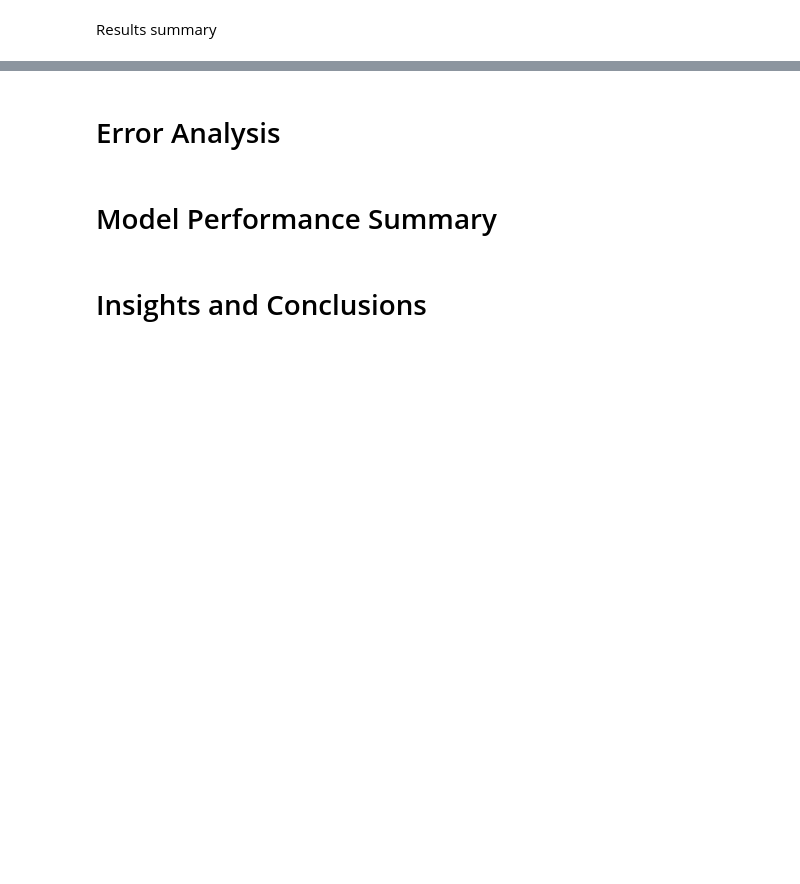
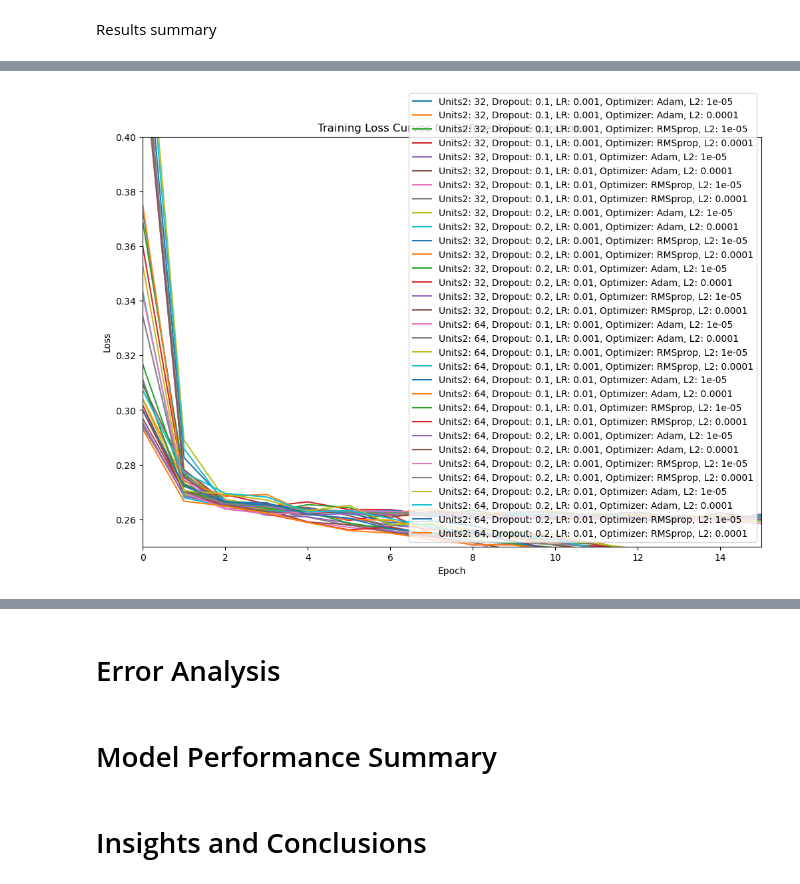
Before and after one commit to BeverlyKate/STINTSY-MP, a Jupyter notebook: STINTSYMP.ipynb, the cells around one changed output, grey strips where cells are left out. Drawn from its saved outputs; the diff is of its cells as text; code cells hidden in the pictures; blank space fills up the shorter version.

```diff
--- a/STINTSYMP.ipynb
+++ b/STINTSYMP.ipynb
@@ -789,0 +784,14 @@ Model Evaluation Summary:
+# %%
+
+# Optimized Hyperparameter options to test
+units2_options = [32, 64]
+dropout_options = [0.1, 0.2]
+learning_rate_options = [0.001, 0.01]
+optimizer_options = ['Adam', 'RMSprop']
+l2_lambda_options = [1e-5, 1e-4]
+
+# best model parameters from earlier experiementation
+units1 = 64
+batch_size = 32
+activation = 'relu'
+epochs = 100
@@ -789,0 +906,15 @@ Model Evaluation Summary:
+# %%
+plt.figure(figsize=(12, 8))
+for config, losses in loss_curves_optimized.items():
+    plt.plot(losses, label=config)
+
+plt.xlim(0, 15)
+plt.ylim(0.25, 0.40)
+
+plt.xlabel('Epoch')
+plt.ylabel('Loss')
+plt.title('Training Loss Curves for Different Configurations')
+plt.legend()
+plt.show()
+# %% [output]
+[figure, added]
```
Also changed, not shown: parts of 15 cells of this notebook.
